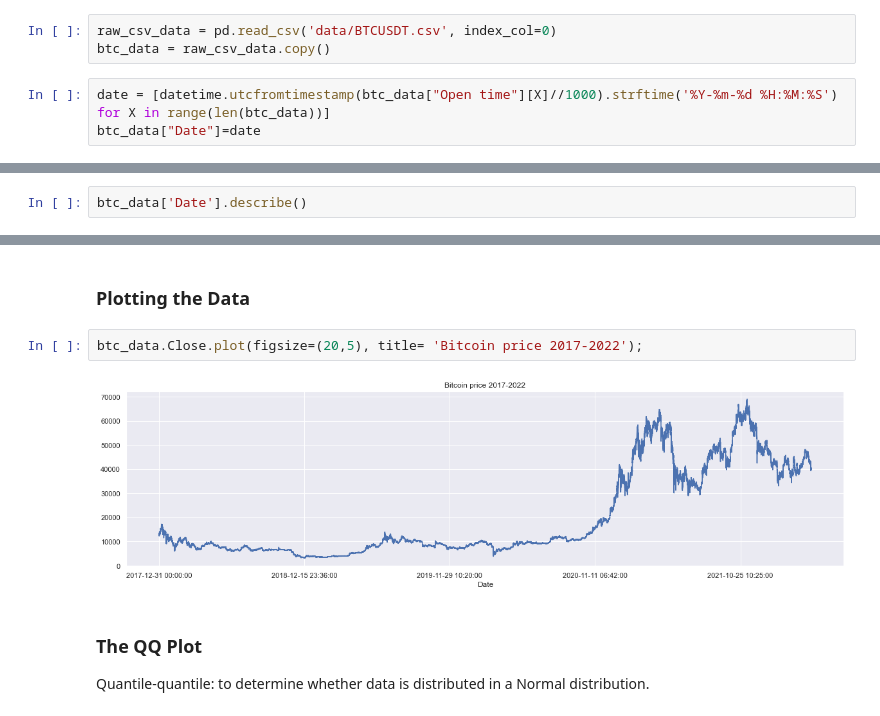
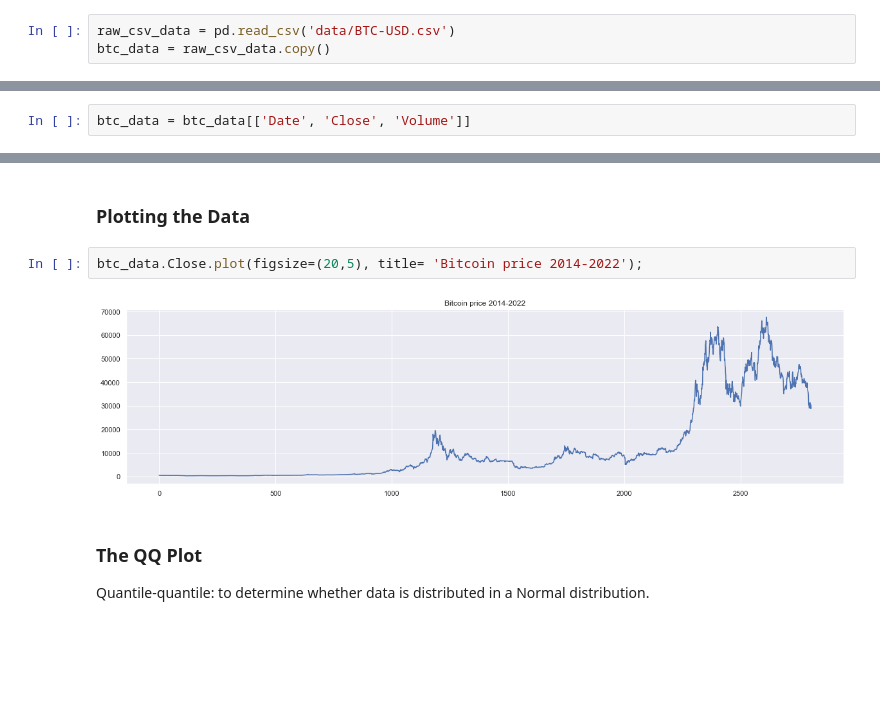
Before and after one commit to SamiFatmi/Bitcoin-price-prediction, a Jupyter notebook: EDA.ipynb, the cells around one changed output, grey strips where cells are left out. Drawn from its saved outputs; the diff is of its cells as text; blank space fills up the shorter version.

Commit message:
Use daily Bitcoin data instead, ACF, PACF

```diff
--- a/EDA.ipynb
+++ b/EDA.ipynb
@@ -8,8 +15,5 @@ sns.set()
 # %% [markdown]
 ### Importing the Data
 # %%
-raw_csv_data = pd.read_csv('data/BTCUSDT.csv', index_col=0)
+raw_csv_data = pd.read_csv('data/BTC-USD.csv')
 btc_data = raw_csv_data.copy()
-# %%
-date = [datetime.utcfromtimestamp(btc_data["Open time"][X]//1000).strftime('%Y-%m-%d %H:%M:%S') for X in range(len(btc_data))]
-btc_data["Date"]=date
@@ -32,2 +29,2 @@ btc_data.head()
 # %%
-btc_data['Date'].describe()
+btc_data = btc_data[['Date', 'Close', 'Volume']]
@@ -107,9 +81,9 @@ btc_data.Close.isna().sum()
 # %% [markdown]
 ### Plotting the Data
 # %%
-btc_data.Close.plot(figsize=(20,5), title= 'Bitcoin price 2017-2022');
+btc_data.Close.plot(figsize=(20,5), title= 'Bitcoin price 2014-2022');
 # %% [output]
-[figure, old version]
+[figure, new version]
 # %% [markdown]
 ### The QQ Plot
 Quantile-quantile: to determine whether data is distributed in a Normal distribution.
```
Also changed, not shown: parts of 35 cells of this notebook, 3 other files.
